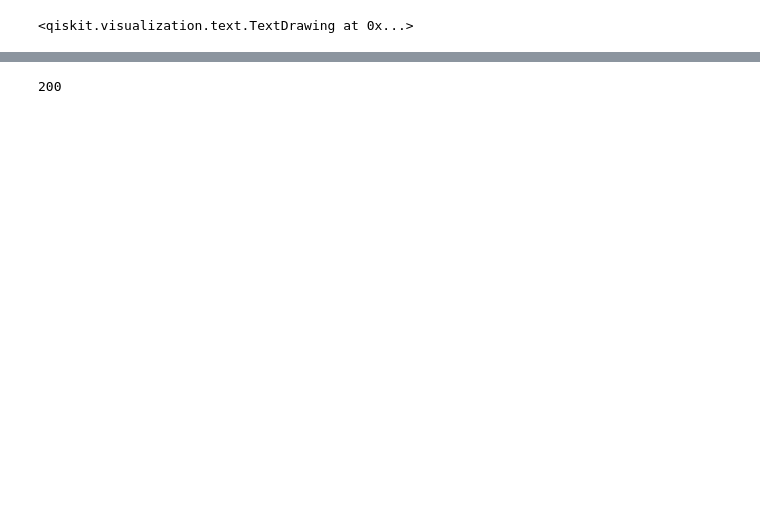
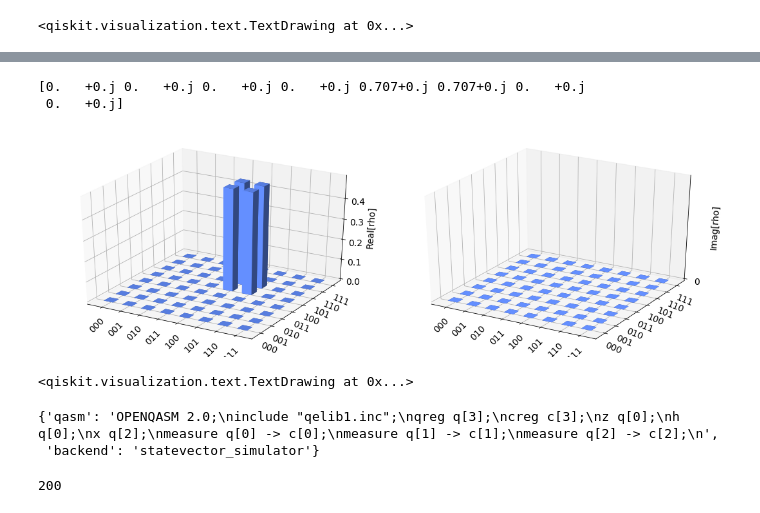
Before and after one commit to JavaFXpert/QiskitBlocksService, a Jupyter notebook: Test server.ipynb, the cells around one changed output, grey strips where cells are left out. Saved outputs shown, nothing was run; the diff lists cells and outputs as text; code cells hidden in the pictures; blank space fills up the shorter version.

Commit message:
Use json_tricks package to convert complex statevector as json

```diff
--- a/Test server.ipynb
+++ b/Test server.ipynb
@@ -11,9 +13,9 @@ c = ClassicalRegister(3, 'c')
 # Create a Quantum Circuit acting on the q register
 circ = QuantumCircuit(q,c)
 # %%
+circ.z(q[0])
 circ.h(q[0])
-circ.cx(q[0], q[1])
-circ.cx(q[0], q[2])
+circ.x(q[2])
 
-circ.measure(q,c)
+#circ.measure(q,c)
 # %% [output]
@@ -29,7 +27,7 @@ circ.qasm()
 # %%
 test_json = {
   "qasm": "",
-  "backend": "qasm_simulator"
+  "backend": "statevector_simulator"
 }
 # %%
 test_json['qasm'] = circ.qasm()
@@ -52,0 +38,4 @@ measure q[2] -> c[2];
+# %%
+URL = "http://localhost:5000/api/run/statevector"
+
+r = requests.post(url=URL, json=test_json)
@@ -52,0 +59,14 @@ measure q[2] -> c[2];
+# %%
+outputstate = loads(json.dumps(r.json()))  # recover complex statevector ndarray from json string
+# %%
+print(outputstate)
+plot_state_city(outputstate)
+# %% [output]
+[0.   +0.j 0.   +0.j 0.   +0.j 0.   +0.j 0.707+0.j 0.707+0.j 0.   +0.j
+ 0.   +0.j]
+[figure, added]
+# %%
+circ.measure(q,c)
+circ.draw()
+# %% [output]
+<qiskit.visualization.text.TextDrawing at 0x...>
@@ -53,3 +78,9 @@ measure q[2] -> c[2];
+# %%
+test_json['qasm'] = circ.qasm()
+test_json
+# %% [output]
+{'qasm': 'OPENQASM 2.0;\ninclude "qelib1.inc";\nqreg q[3];\ncreg c[3];\nz q[0];\nh q[0];\nx q[2];\nmeasure q[0] -> c[0];\nmeasure q[1] -> c[1];\nmeasure q[2] -> c[2];\n',
+ 'backend': 'statevector_simulator'}
 # %%
 URL = "http://localhost:5000/api/run/qasm"
 
```
Also changed, not shown: parts of 9 cells of this notebook, 2 other files.
